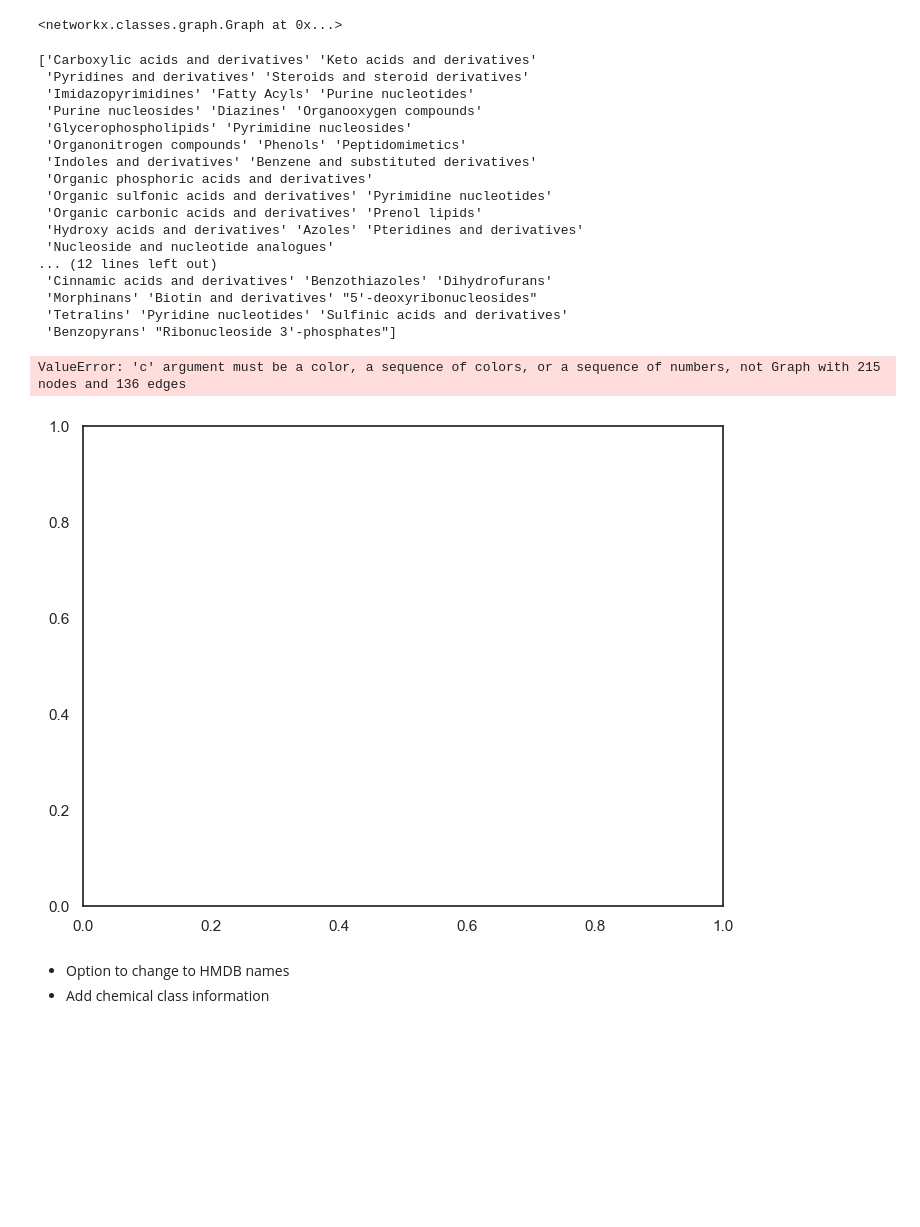
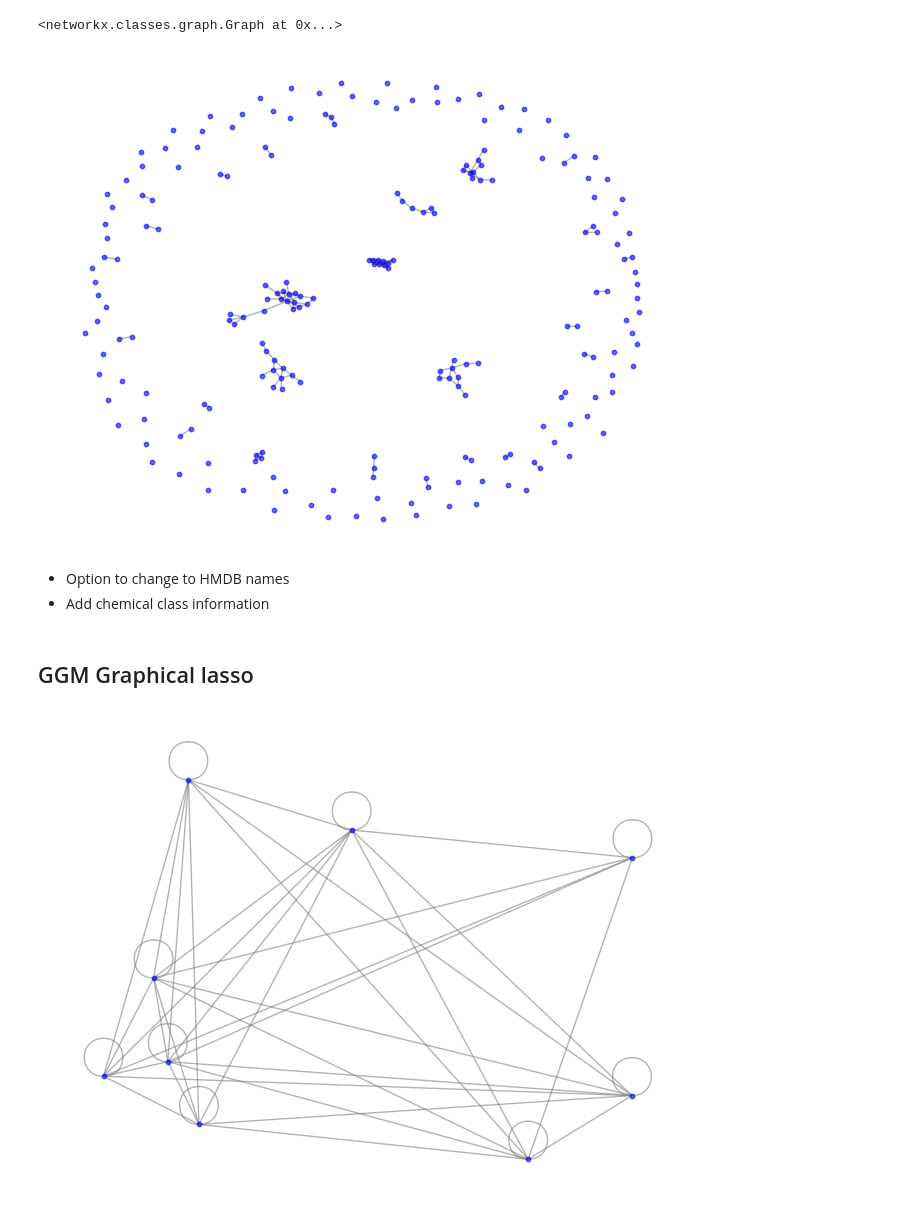
Before and after one commit to cwieder/MetHDN, a Jupyter notebook: Metabolon/scratch1.ipynb, the cells around one changed output. Drawn from its saved outputs; the diff is of its cells as text; code cells hidden in the pictures; blank space fills up the shorter version.

```diff
--- a/Metabolon/scratch1.ipynb
+++ b/Metabolon/scratch1.ipynb
@@ -939,34 +1000,18 @@ corr_graph
 # %%
 # draw network
 
-# set node colour based on 'ClassyFire class' attribute
-get_unique_class = all_chem_class[all_chem_class['class_level_name'] == 'ClassyFire_class']['class_name'].unique()
-print(get_unique_class)
+# # set node colour based on 'ClassyFire class' attribute
+# get_unique_class = all_chem_class[all_chem_class['class_level_name'] == 'ClassyFire_class']['class_name'].unique()
+# print(get_unique_class)
 
-nx.draw(corr_graph, with_labels=False, node_size=10, node_color=corr_graph, edge_color='grey', alpha=0.6)
+nx.draw(corr_graph, with_labels=False, node_size=10, node_color='blue', edge_color='grey', alpha=0.6)
 # %% [output]
-['Carboxylic acids and derivatives' 'Keto acids and derivatives'
- 'Pyridines and derivatives' 'Steroids and steroid derivatives'
- 'Imidazopyrimidines' 'Fatty Acyls' 'Purine nucleotides'
- 'Purine nucleosides' 'Diazines' 'Organooxygen compounds'
- 'Glycerophospholipids' 'Pyrimidine nucleosides'
- 'Organonitrogen compounds' 'Phenols' 'Peptidomimetics'
- 'Indoles and derivatives' 'Benzene and substituted derivatives'
- 'Organic phosphoric acids and derivatives'
- 'Organic sulfonic acids and derivatives' 'Pyrimidine nucleotides'
- 'Organic carbonic acids and derivatives' 'Prenol lipids'
- 'Hydroxy acids and derivatives' 'Azoles' 'Pteridines and derivatives'
- 'Nucleoside and nucleotide analogues'
-... (12 lines left out)
- 'Cinnamic acids and derivatives' 'Benzothiazoles' 'Dihydrofurans'
- 'Morphinans' 'Biotin and derivatives' "5'-deoxyribonucleosides"
- 'Tetralins' 'Pyridine nucleotides' 'Sulfinic acids and derivatives'
- 'Benzopyrans' "Ribonucleoside 3'-phosphates"]
-ValueError: 'c' argument must be a color, a sequence of colors, or a sequence of numbers, not Graph with 215 nodes and 136 edges
-[figure, old version]
+[figure, new version]
 # %%
 # export gml for cytoscape
 nx.write_graphml_lxml(corr_graph, "metabolon_corr.graphml")
 # %% [markdown]
 - Option to change to HMDB names
 - Add chemical class information
+# %% [markdown]
+## GGM Graphical lasso
@@ -972,0 +1024,4 @@ nx.write_graphml_lxml(corr_graph, "metabolon_corr.graphml")
+# %%
+nx.draw(nx.from_numpy_array(precision_mat), with_labels=False, node_size=10, node_color='blue', edge_color='grey', alpha=0.6)
+# %% [output]
+[figure, added]
```
Also changed, not shown: parts of 11 cells of this notebook, 1 other file.
